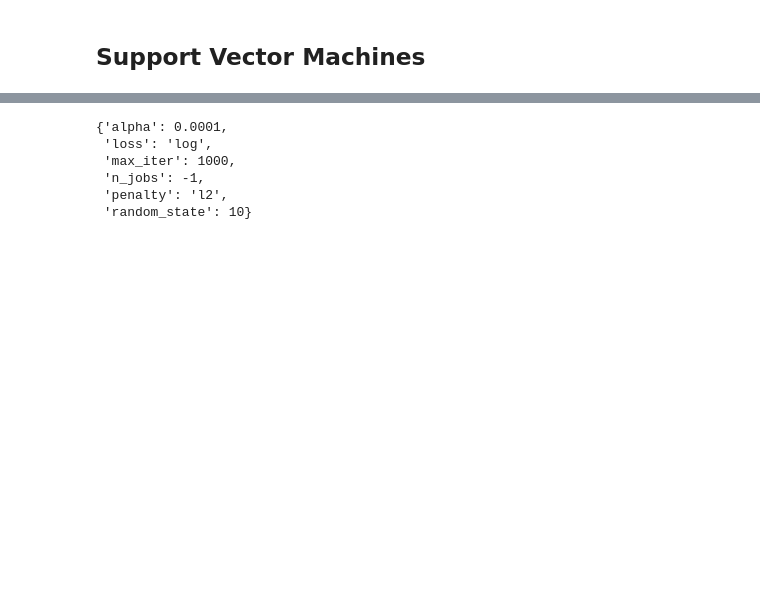
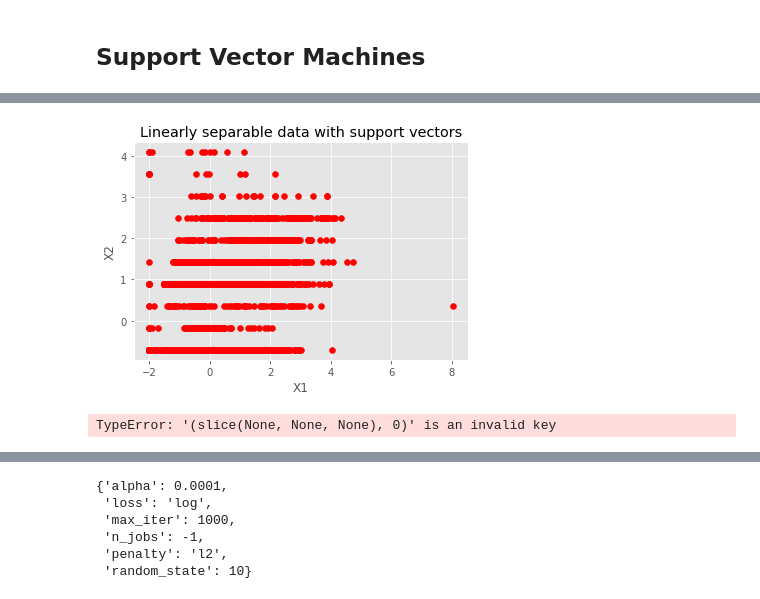
Before and after one commit to olmosjorge28/DS7331_ML1_ASSINGMENTS, a Jupyter notebook: lab2/DS7331-Mini-Lab.ipynb, the cells around one changed output, grey strips where cells are left out. Cells and saved outputs as stored; diff of their text form; code cells hidden in the pictures; blank space fills up the shorter version.

```diff
--- a/lab2/DS7331-Mini-Lab.ipynb
+++ b/lab2/DS7331-Mini-Lab.ipynb
@@ -442,0 +552,12 @@ KeyboardInterrupt:
+# %%
+support_vectors = svmGridSearch.best_estimator_.support_vectors_
+
+# Visualize support vectors
+# plt.scatter(X_train['adr'], X_train['distribution_channel'], color='blue')
+plt.scatter(support_vectors[:,0], support_vectors[:,5], color='red')
+plt.title('Linearly separable data with support vectors')
+plt.xlabel('X1')
+plt.ylabel('X2')
+plt.show()
+# %% [output]
+[figure, added]
@@ -443,3 +591,8 @@ KeyboardInterrupt:
+# %%
+plt.scatter(X_scaled[:, 0], X_scaled[:, 1], c=y, s=50, cmap='autumn')
+plot_svc_decision_function(msvmGridSearch);
+# %% [output]
+TypeError: '(slice(None, None, None), 0)' is an invalid key
 # %%
 from sklearn.metrics import classification_report
 
```
Also changed, not shown: parts of 52 cells of this notebook, 2 other files.
